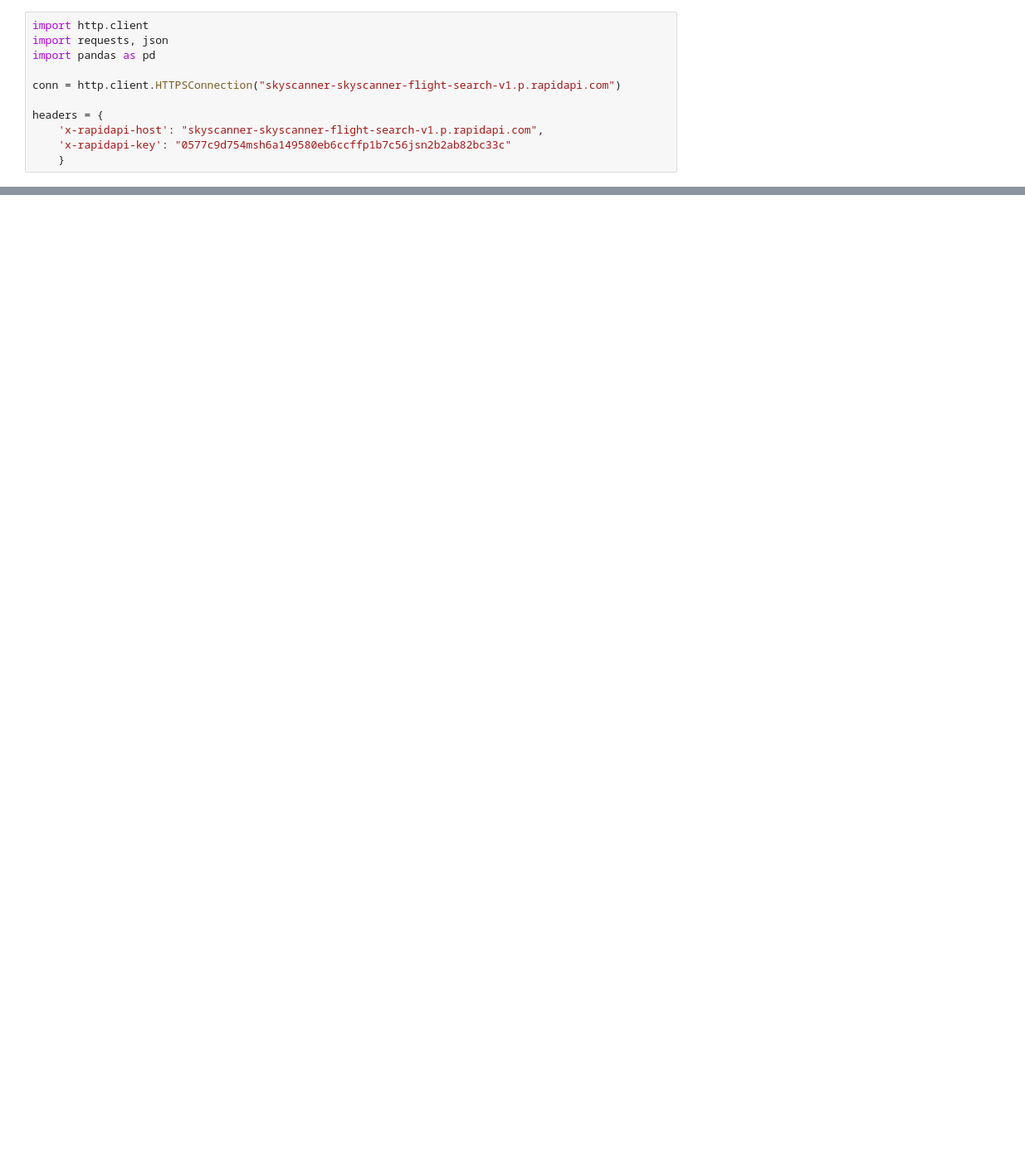
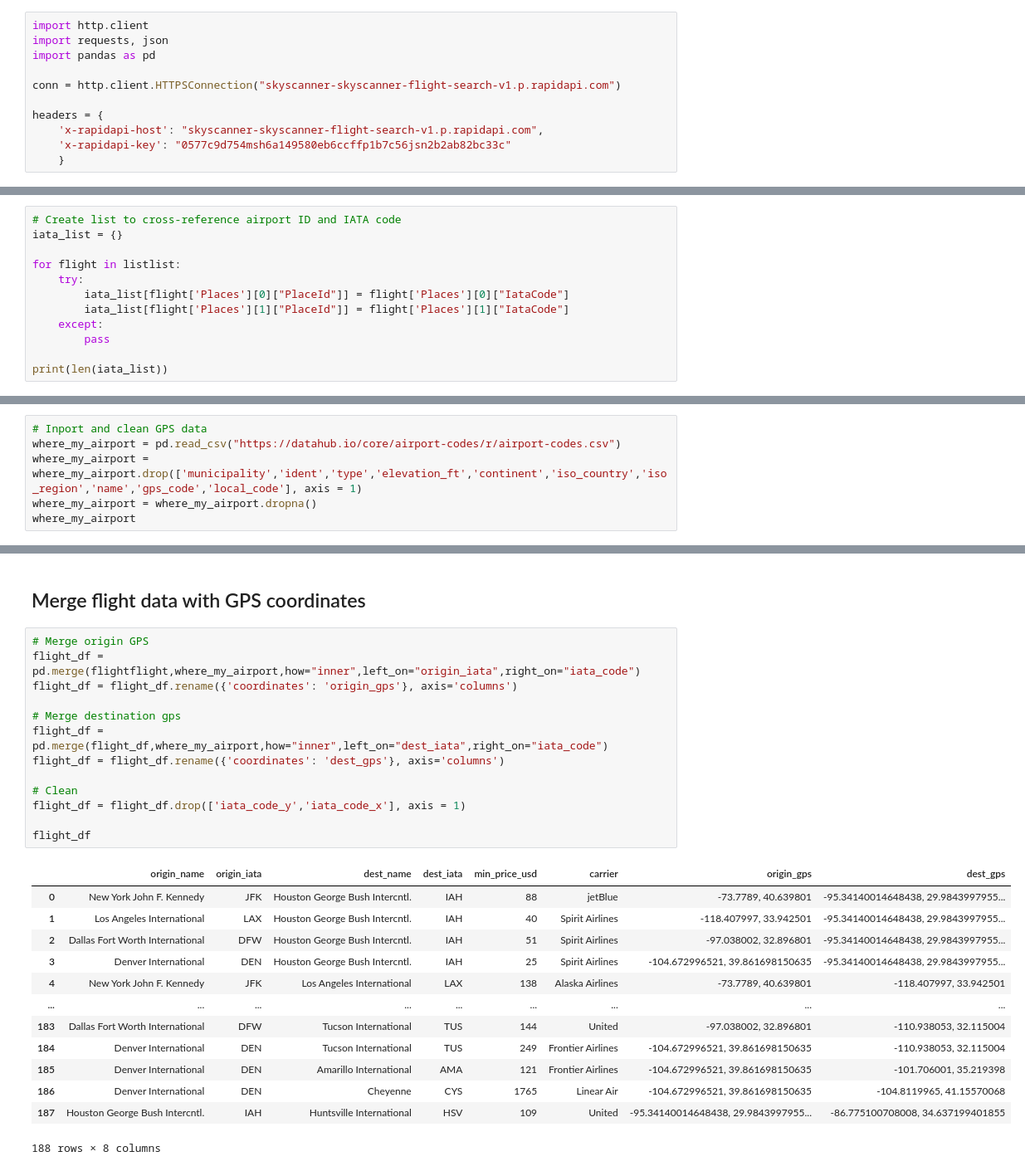
Before and after one commit to adamholcomb/Full-Stack-Flight-Analysis, a Jupyter notebook: project workAH.ipynb, the cells around one changed output, grey strips where cells are left out. Shown at 83% size. Cells and saved outputs as stored; diff of their text form; blank space fills up the shorter version.

Commit message:
Complete data import and formatting

```diff
--- a/project workAH.ipynb
+++ b/project workAH.ipynb
@@ -11,0 +109,12 @@ headers = {
+# %%
+# Create list to cross-reference airport ID and IATA code
+iata_list = {}
+
+for flight in listlist:
+    try:
+        iata_list[flight['Places'][0]["PlaceId"]] = flight['Places'][0]["IataCode"]
+        iata_list[flight['Places'][1]["PlaceId"]] = flight['Places'][1]["IataCode"]
+    except:
+        pass
+
+print(len(iata_list))
@@ -11,0 +175,6 @@ headers = {
+# %%
+# Inport and clean GPS data
+where_my_airport = pd.read_csv("https://datahub.io/core/airport-codes/r/airport-codes.csv")
+where_my_airport = where_my_airport.drop(['municipality','ident','type','elevation_ft','continent','iso_country','iso_region','name','gps_code','local_code'], axis = 1)
+where_my_airport = where_my_airport.dropna()
+where_my_airport
@@ -11,0 +195,29 @@ headers = {
+# %% [markdown]
+## Merge flight data with GPS coordinates
+# %%
+# Merge origin GPS
+flight_df = pd.merge(flightflight,where_my_airport,how="inner",left_on="origin_iata",right_on="iata_code")
+flight_df = flight_df.rename({'coordinates': 'origin_gps'}, axis='columns')
+
+# Merge destination gps
+flight_df = pd.merge(flight_df,where_my_airport,how="inner",left_on="dest_iata",right_on="iata_code")
+flight_df = flight_df.rename({'coordinates': 'dest_gps'}, axis='columns')
+
+# Clean
+flight_df = flight_df.drop(['iata_code_y','iata_code_x'], axis = 1)
+
+flight_df
+# %% [output]
+|  | origin_name | origin_iata | dest_name | dest_iata | min_price_usd | carrier | origin_gps | dest_gps |
+| 0 | New York John F. Kennedy | JFK | Houston George Bush Intercntl. | IAH | 88 | jetBlue | -73.7789, 40.639801 | -95.34140014648438, 29.9843997955... |
+| 1 | Los Angeles International | LAX | Houston George Bush Intercntl. | IAH | 40 | Spirit Airlines | -118.407997, 33.942501 | -95.34140014648438, 29.9843997955... |
+| 2 | Dallas Fort Worth International | DFW | Houston George Bush Intercntl. | IAH | 51 | Spirit Airlines | -97.038002, 32.896801 | -95.34140014648438, 29.9843997955... |
+| 3 | Denver International | DEN | Houston George Bush Intercntl. | IAH | 25 | Spirit Airlines | -104.672996521, 39.861698150635 | -95.34140014648438, 29.9843997955... |
+| 4 | New York John F. Kennedy | JFK | Los Angeles International | LAX | 138 | Alaska Airlines | -73.7789, 40.639801 | -118.407997, 33.942501 |
+| ... | ... | ... | ... | ... | ... | ... | ... | ... |
+| 183 | Dallas Fort Worth International | DFW | Tucson International | TUS | 144 | United | -97.038002, 32.896801 | -110.938053, 32.115004 |
+| 184 | Denver International | DEN | Tucson International | TUS | 249 | Frontier Airlines | -104.672996521, 39.861698150635 | -110.938053, 32.115004 |
+| 185 | Denver International | DEN | Amarillo International | AMA | 121 | Frontier Airlines | -104.672996521, 39.861698150635 | -101.706001, 35.219398 |
+| 186 | Denver International | DEN | Cheyenne | CYS | 1765 | Linear Air | -104.672996521, 39.861698150635 | -104.8119965, 41.15570068 |
+| 187 | Houston George Bush Intercntl. | IAH | Huntsville International | HSV | 109 | United | -95.34140014648438, 29.9843997955... | -86.775100708008, 34.637199401855 |
+188 rows × 8 columns
```
Also changed, not shown: parts of 41 cells of this notebook.
